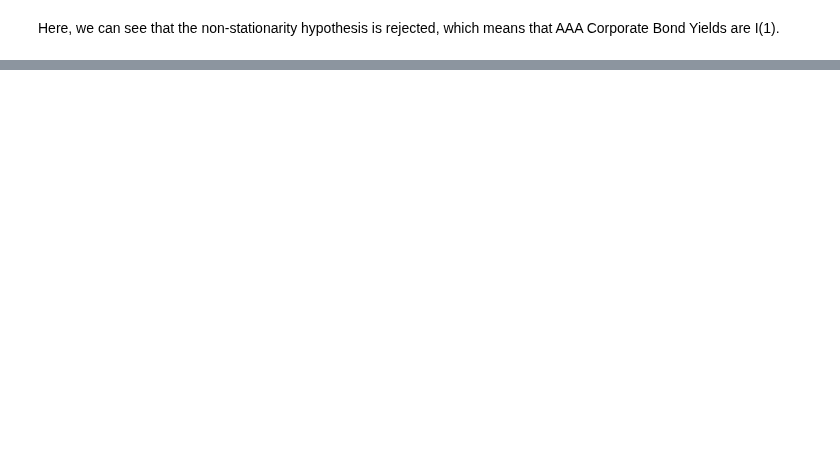
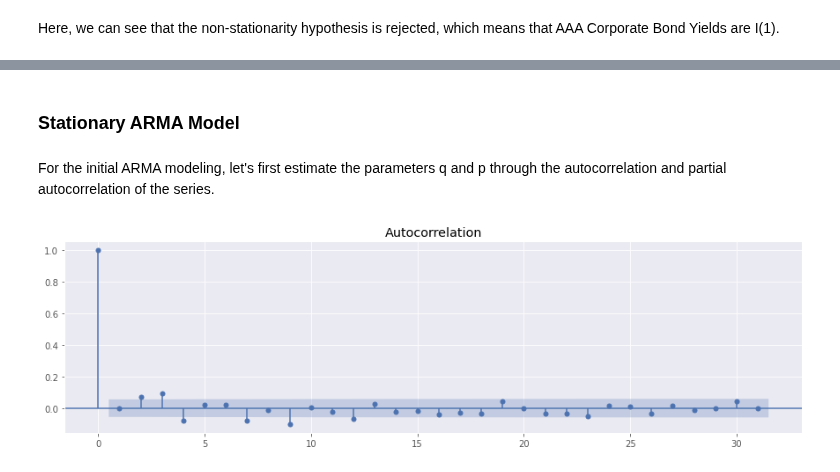
Before and after one commit to daniel-deutsch/FTD, a Jupyter notebook: Econometrics/EA1/main.ipynb, the cells around one changed output, grey strips where cells are left out. Cells and saved outputs as stored; diff of their text form; code cells hidden in the pictures; blank space fills up the shorter version.

```diff
--- a/Econometrics/EA1/main.ipynb
+++ b/Econometrics/EA1/main.ipynb
@@ -231,0 +200,9 @@ Here, we can see that the non-stationarity hypothesis is rejected, which means t
+# %% [markdown]
+### Stationary ARMA Model
+# %% [markdown]
+For the initial ARMA modeling, let's first estimate the parameters q and p through the autocorrelation and partial autocorrelation of the series.
+# %%
+plot_acf(df_aaa['diff'].dropna())
+plt.show()
+# %% [output]
+[figure, added]
```
Also changed, not shown: parts of 37 cells of this notebook.
